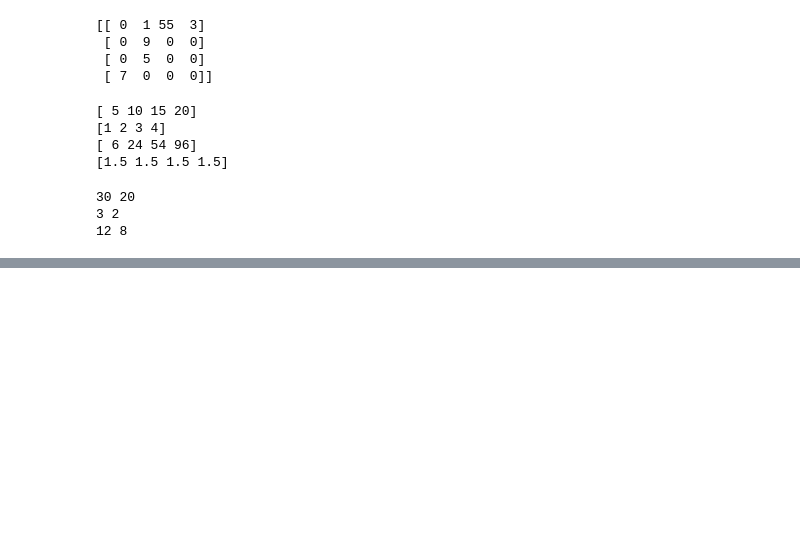
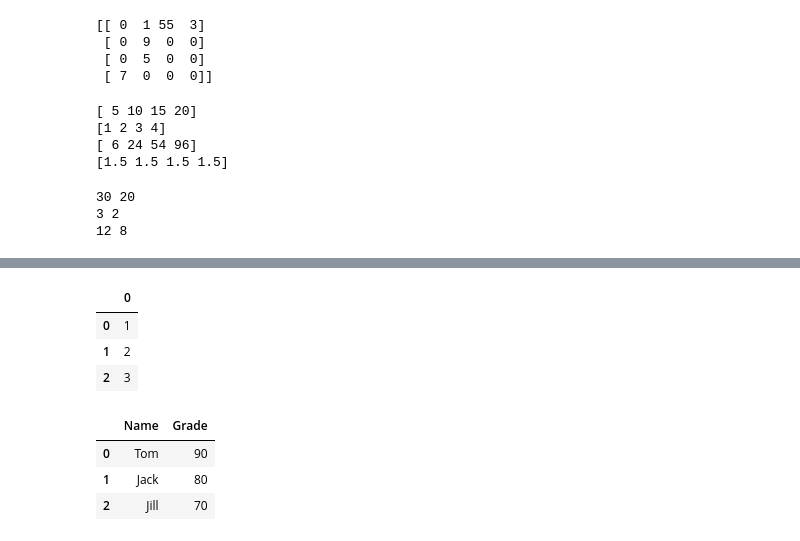
Before and after one commit to tangannbelang/machineLearningTimedoor, a Jupyter notebook: Python_for_data_science.ipynb, the cells around one changed output, grey strips where cells are left out. Saved outputs shown, nothing was run; the diff lists cells and outputs as text; code cells hidden in the pictures; blank space fills up the shorter version.

```diff
--- a/Python_for_data_science.ipynb
+++ b/Python_for_data_science.ipynb
@@ -747,0 +812,19 @@ print(c.max(), d.max())
+# %%
+import pandas as pd #Import Pandas dengan alias pd
+data = [1,2,3]
+df = pd.DataFrame(data) #Mengubah list menjadi dataframe
+df
+# %% [output]
+|  | 0 |
+| 0 | 1 |
+| 1 | 2 |
+| 2 | 3 |
+# %%
+student = [['Tom', 90], ['Jack', 80], ['Jill', 70]] #Buat 2D list untuk 2 Column
+data_student = pd.DataFrame(student, columns=['Name', 'Grade']) #'Name' , 'Grade' Adalah Column header
+data_student
+# %% [output]
+|  | Name | Grade |
+| 0 | Tom | 90 |
+| 1 | Jack | 80 |
+| 2 | Jill | 70 |
```
Also changed, not shown: parts of 12 cells of this notebook.
